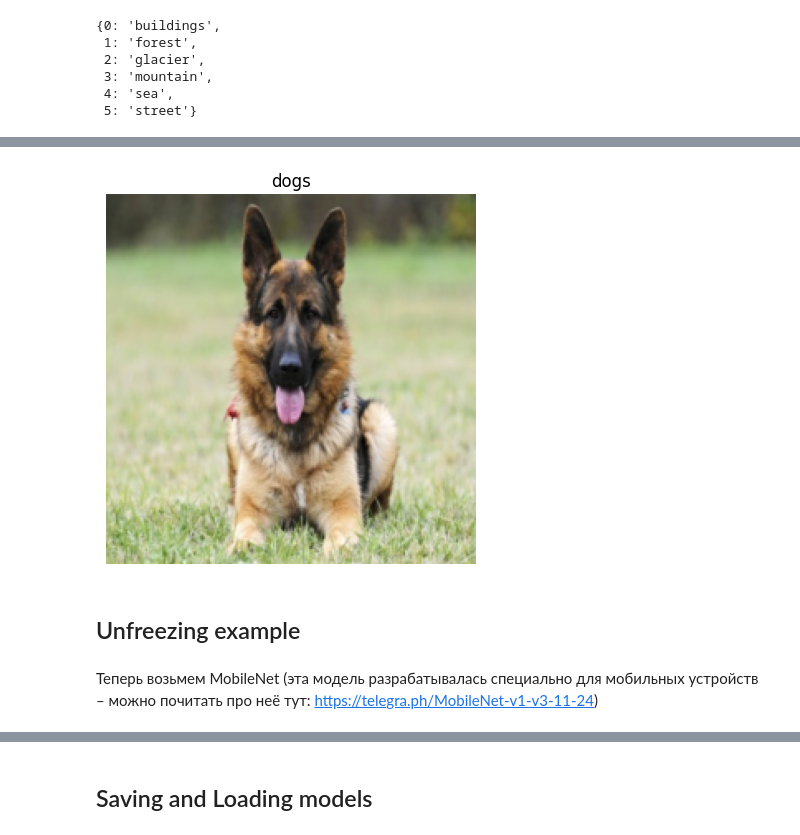
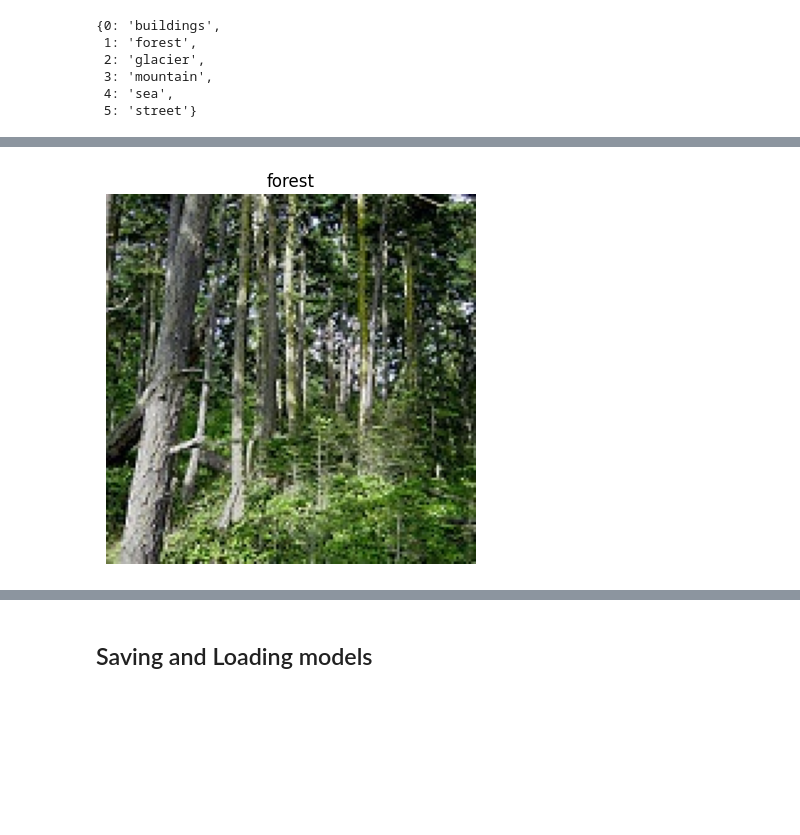
Before and after one commit to DmitriChe/elb3.1proj, a Jupyter notebook: notebooks/IIC_ResNet50_08_05_project.ipynb, the cells around one changed output, grey strips where cells are left out. Cells and saved outputs as stored; diff of their text form; code cells hidden in the pictures; blank space fills up the shorter version.

```diff
--- a/notebooks/IIC_ResNet50_08_05_project.ipynb
+++ b/notebooks/IIC_ResNet50_08_05_project.ipynb
@@ -117,11 +96,11 @@ os.makedirs(extract_to, exist_ok=True)
 # Делаем трансформации, которые подразумевает модель:
 # она обучалась на изображениях такого формата
 train_transforms = T.Compose([
-    T.RandomRotation(180),
-    T.RandomHorizontalFlip(p=.5),
-    T.ColorJitter(brightness=.5, contrast=.5, saturation=.5, hue=.5),
+    # T.RandomRotation(180),
+    # T.RandomHorizontalFlip(p=.5),
+    # T.ColorJitter(brightness=.5, contrast=.5, saturation=.5, hue=.5),
+    # T.RandomHorizontalFlip(),  # Случайное горизонтальное отражение
     T.Resize((150, 150)),  # Изменение размера изображений
-    T.RandomHorizontalFlip(),  # Случайное горизонтальное отражение
     T.ToTensor(),  # Конвертация изображений в тензоры
     T.Normalize([0.485, 0.456, 0.406], [0.229, 0.224, 0.225])  # Нормализация
 ])
@@ -186,11 +165,12 @@ valid_loader = DataLoader(valid_dataset, batch_size=32, shuffle=True)
 optimizer = torch.optim.Adam(model.parameters(), lr=0.002)
 criterion = torch.nn.CrossEntropyLoss()
 # %%
+n_epochs = 1
 train_epoch_acc = []
 train_epoch_losses = []
 valid_epoch_losses = []
 valid_epoch_acc =[]
-for epoch in range(3):
+for epoch in range(n_epochs):
     model.train()
     loss_batch = []
     acc_batch  = []
@@ -233,5 +213,9 @@ for epoch in range(3):
     valid_epoch_losses.append(sum(loss_batch) / len(loss_batch))
     valid_epoch_acc.append(sum(acc_batch) / len(acc_batch))
 
+    print(f'---------- Epoch: {epoch+1} ----------')
+    print(f'loss_train: {train_epoch_losses[-1]:.3f}, loss_valid: {valid_epoch_losses[-1]:.3f}')
+    print(f'accuracy_train: {train_epoch_acc[-1]:.3f}, accuracy_valid: {valid_epoch_acc[-1]:.3f}')
+
 print("Training complete")
 # %% [output]
@@ -254,13 +260,18 @@ idx2class
+# %%
+resize = T.Resize((150, 150))
 # %%
-img = resize(io.read_image('image.jpg')/255)
+img = resize(io.read_image('./data/seg_pred/seg_pred/10292.jpg')/255)  # Убедитесь, что размер изображения соответствует входному размеру модели
 plt.imshow(torch.permute(img, (1, 2, 0)))
+
 with torch.inference_mode():
-    pred_class = torch.sigmoid(model(img.unsqueeze(0).to(DEVICE))).round().item()
+    # pred_class = torch.sigmoid(model(img.unsqueeze(0).to(DEVICE))).round().item()
+    preds = model(img.unsqueeze(0).to(DEVICE))
+    pred_class = torch.argmax(preds, dim=1).item()
+
 plt.axis('off')
 plt.title(idx2class[pred_class]);
+plt.show()
+
+# print(f"Predicted class: {idx2class[pred_class]}")
 # %% [output]
-[figure, old version]
+[figure, new version]
-# %% [markdown]
-## Unfreezing example
-# %% [markdown]
-Теперь возьмем MobileNet (эта модель разрабатывалась специально для мобильных устройств – можно почитать про неё тут: https://telegra.ph/MobileNet-v1-v3-11-24)
```
Also changed, not shown: parts of 19 cells of this notebook.
